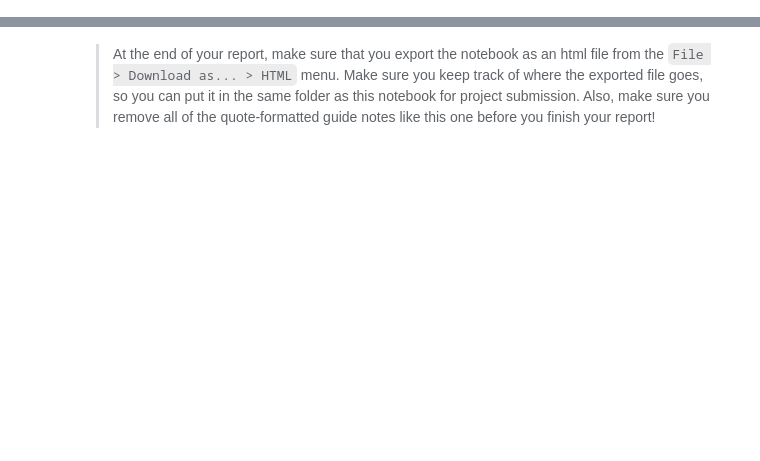
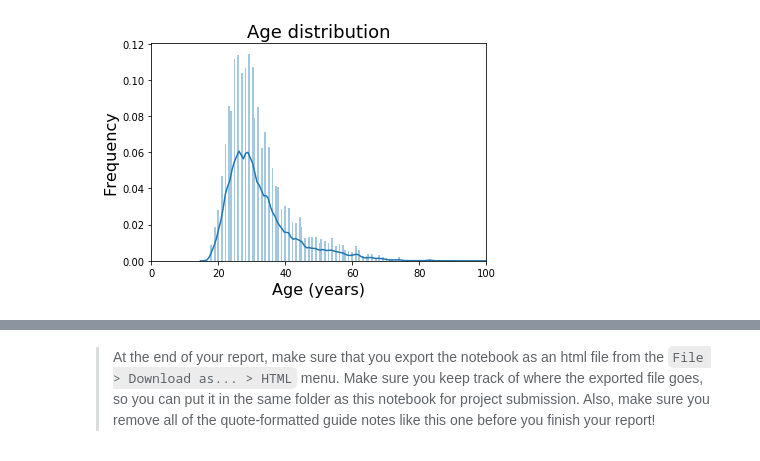
Before and after one commit to seifElislam/what_makes_people_happy, a Jupyter notebook: happy_moments_exploration.ipynb, the cells around one changed output, grey strips where cells are left out. Cells and saved outputs as stored; diff of their text form; code cells hidden in the pictures; blank space fills up the shorter version.

```diff
--- a/happy_moments_exploration.ipynb
+++ b/happy_moments_exploration.ipynb
@@ -76,0 +304,8 @@ your work in the previous sections.
+# %%
+sb.distplot(happy_df['age'], bins=150)
+plt.xlim(0, 100)
+plt.title('Age distribution', fontsize=18)
+plt.xlabel('Age (years)', fontsize=16)
+plt.ylabel('Frequency', fontsize=16);
+# %% [output]
+[figure, added]
```
Also changed, not shown: parts of 143 cells of this notebook, 2 other files.
